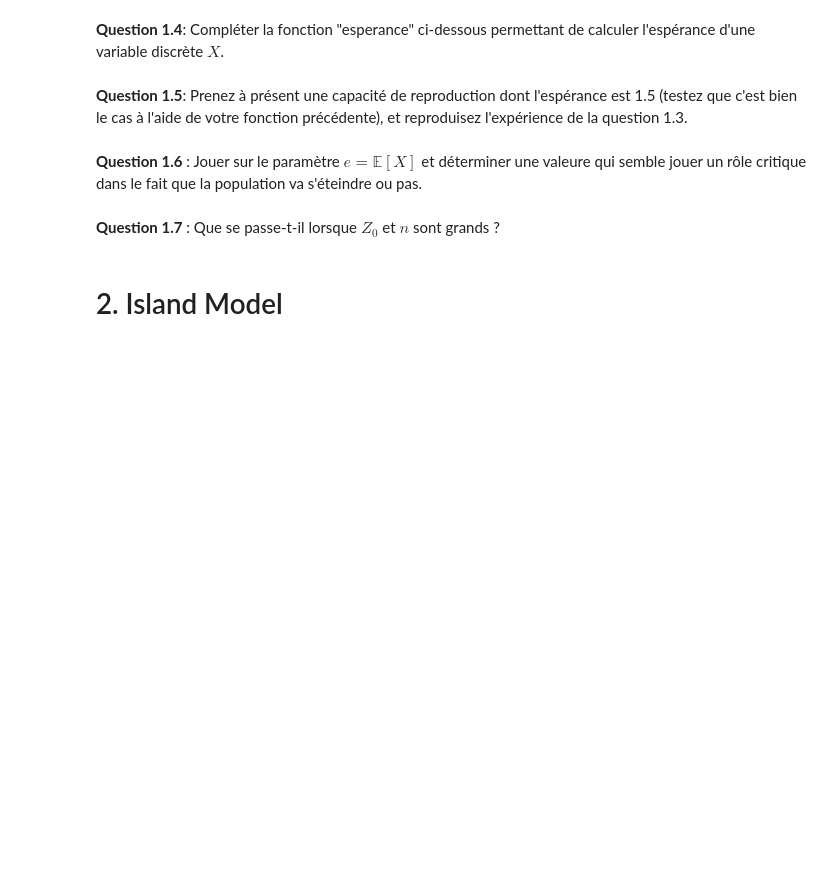
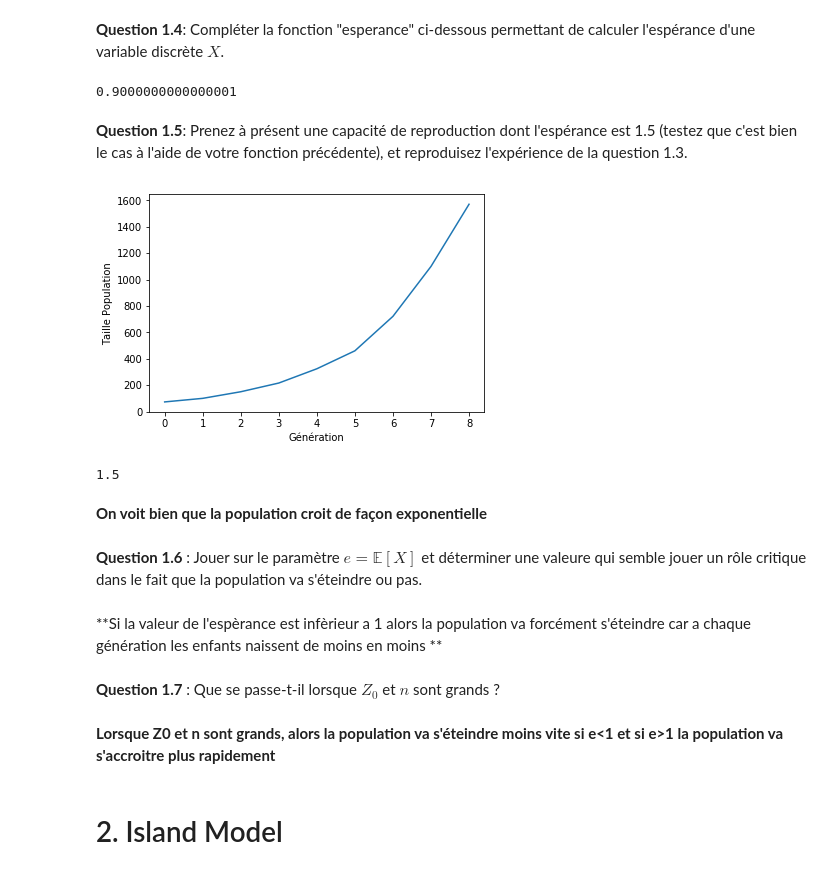
Before and after one commit to Bainur13/2, a Jupyter notebook: Sujet_Dynamique_Population_Etud.ipynb, the cells around one changed output. Cells and saved outputs as stored; diff of their text form; code cells hidden in the pictures; blank space fills up the shorter version.

```diff
--- a/Sujet_Dynamique_Population_Etud.ipynb
+++ b/Sujet_Dynamique_Population_Etud.ipynb
@@ -178,15 +176,55 @@ def esperance(p):
     """
     e=0
 
-    for k,v
+    for k,v in p.items() :
+        e = e + k*v
 
     return e
+# %%
+esperance(p)
+# %% [output]
+0.9000000000000001
 # %% [markdown]
 **Question 1.5**: Prenez à présent une capacité de reproduction dont l'espérance est 1.5 (testez que c'est bien le cas à l'aide de votre fonction précédente), et reproduisez l'expérience de la question 1.3.
+# %%
+n = 10
+Z0 = 40
+p = {0 : 0.3,
+     1 : 0.2,
+     2 : 0.2,
+     3 : 0.3}
+np.testing.assert_almost_equal(sum(p.values()),1)
+
+def plot_population(L):
+    '''
+    ??-> None
+    Visualise the evolution of the population in 'L'
+    '''
+    plt.figure()
+    plt.plot(L)
+    plt.ylabel("Taille Population")
+    plt.xlabel("Génération")
+    plt.show()
+    return
+
+L=population_n_generations(Z0,p,n)
+plot_population(L)
+
+esperance(p)
+# %% [output]
+[figure, added]
+1.5
+# %% [markdown]
+**On voit bien que la population croit de façon exponentielle**
 # %% [markdown]
 **Question 1.6** : Jouer sur le paramètre $e = \mathbb{E}[X]$ et déterminer une valeure qui semble jouer un rôle critique dans le fait que la population va s'éteindre ou pas.
+# %% [markdown]
+**Si la valeur de l'espèrance est infèrieur a 1 alors la population va forcément
+s'éteindre car a chaque génération les enfants naissent de moins en moins **
 # %% [markdown]
 **Question 1.7** : Que se passe-t-il lorsque $Z_0$ et $n$ sont grands ?
+# %% [markdown]
+**Lorsque Z0 et n sont grands, alors la population va s'éteindre moins vite si e<1 et si e>1 la population va s'accroitre plus rapidement**
 # %% [markdown]
 # 2. Island Model
 # %% [markdown]
```
Also changed, not shown: parts of 21 cells of this notebook.
